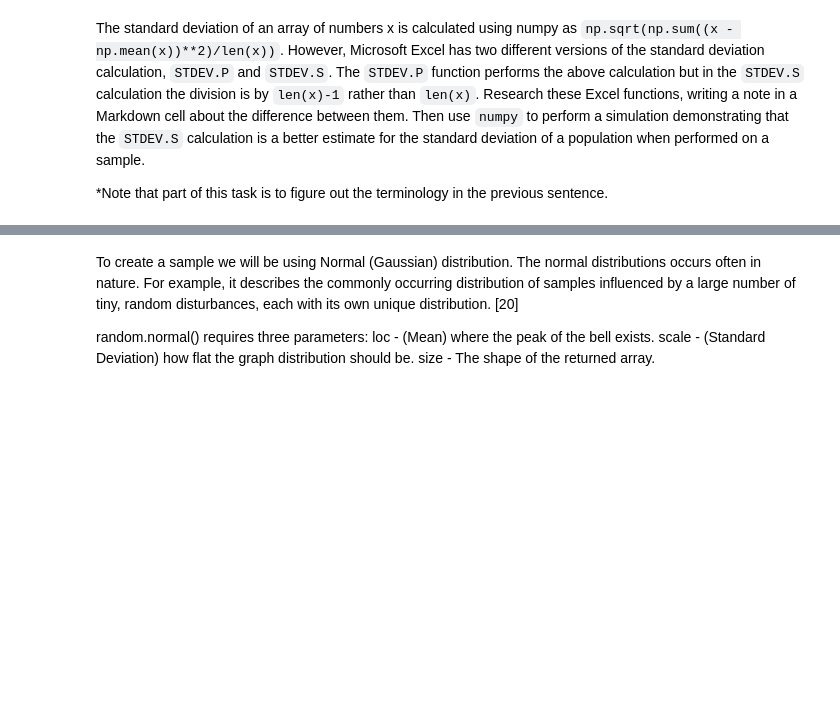
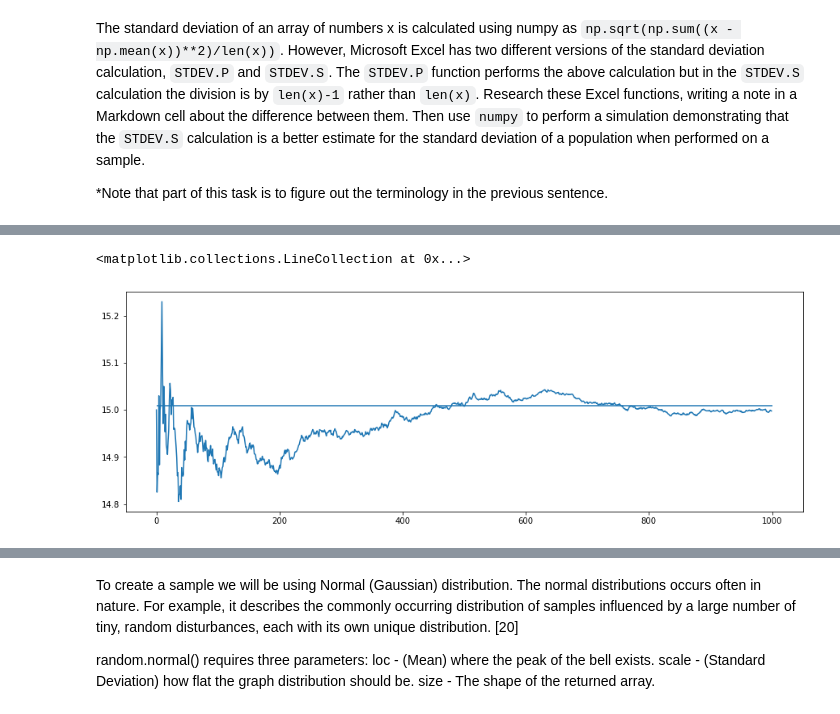
Before and after one commit to JuliaMal/Machine_learning_and_stats_Assessment, a Jupyter notebook: Tasks.ipynb, the cells around one changed output, grey strips where cells are left out. Saved outputs shown, nothing was run; the diff lists cells and outputs as text; code cells hidden in the pictures; blank space fills up the shorter version.

```diff
--- a/Tasks.ipynb
+++ b/Tasks.ipynb
@@ -196,0 +292,10 @@ The standard deviation of an array of numbers x is calculated using numpy as `np
+# %%
+from pandas import DataFrame
+df = DataFrame (meanArray, columns=['Sample_mean'])
+exp_mean = df.expanding().mean()
+
+plt.plot(exp_mean)
+plt.hlines(p_mean, 0, 1000)
+# %% [output]
+<matplotlib.collections.LineCollection at 0x...>
+[figure, added]
```
Also changed, not shown: parts of 30 cells of this notebook, 2 other files.
